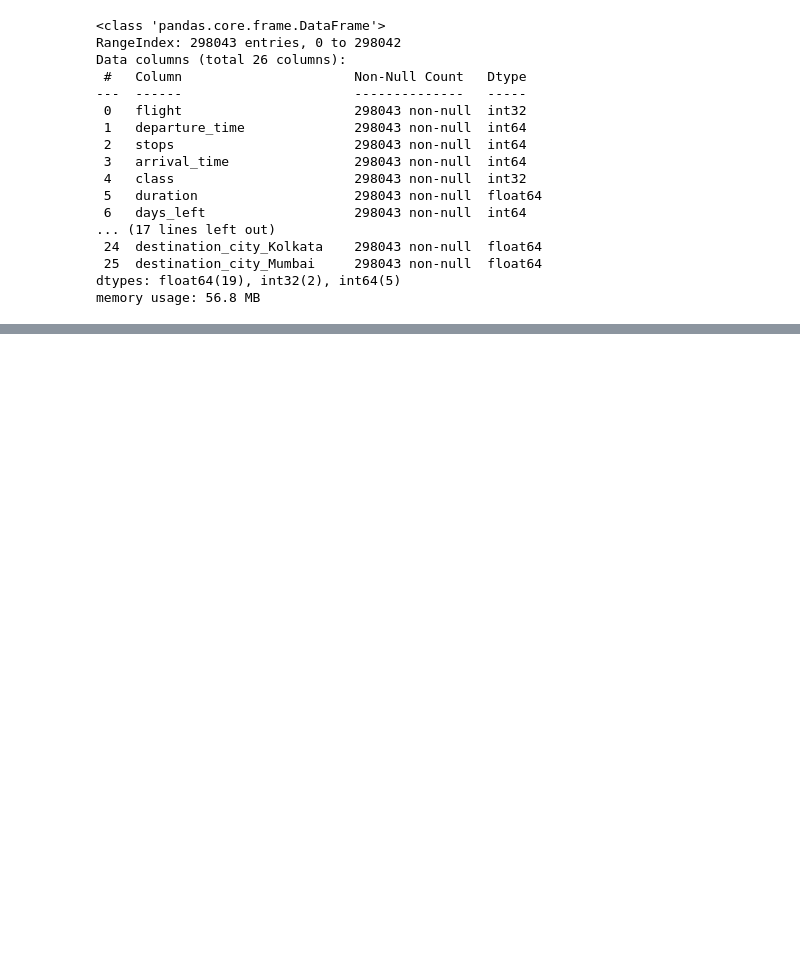
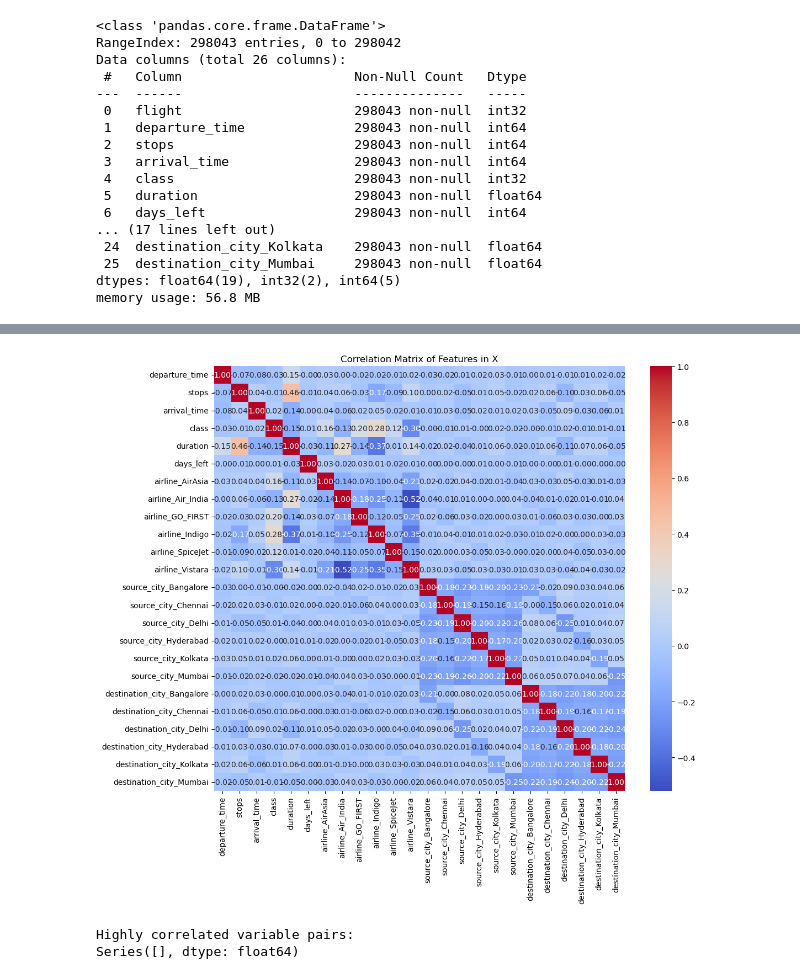
Before and after one commit to Aarzooj/CS343-Machine-Learning-Project, a Jupyter notebook: preprocessing.ipynb, the cells around one changed output, grey strips where cells are left out. Cells and saved outputs as stored; diff of their text form; code cells hidden in the pictures; blank space fills up the shorter version.

```diff
--- a/preprocessing.ipynb
+++ b/preprocessing.ipynb
@@ -360,0 +396,27 @@ y=df_sklearn_encoded['price']
+# %%
+import seaborn as sns
+import matplotlib.pyplot as plt
+
+# Calculate the correlation matrix
+corr_matrix = X.corr()
+
+# Plotting the heatmap
+plt.figure(figsize=(12, 10))  # Set the figure size
+sns.heatmap(corr_matrix, annot=True, fmt=".2f", cmap='coolwarm', cbar=True)
+plt.title("Correlation Matrix of Features in X")
+plt.show()
+# %% [output]
+[figure, added]
+# %%
+# Check pairwise correlations
+correlation_matrix = X.corr()
+# print("Correlation Matrix:\n", correlation_matrix)
+high_corr_pairs = correlation_matrix[(correlation_matrix > 0.9) & (correlation_matrix < 1)].stack()
+print("Highly correlated variable pairs:")
+print(high_corr_pairs)
+
+# Optionally drop one of the variables from each correlated pair
+# Example: X.drop(columns=['highly_correlated_column'], inplace=True)
+# %% [output]
+Highly correlated variable pairs:
+Series([], dtype: float64)
```
Also changed, not shown: parts of 71 cells of this notebook.
